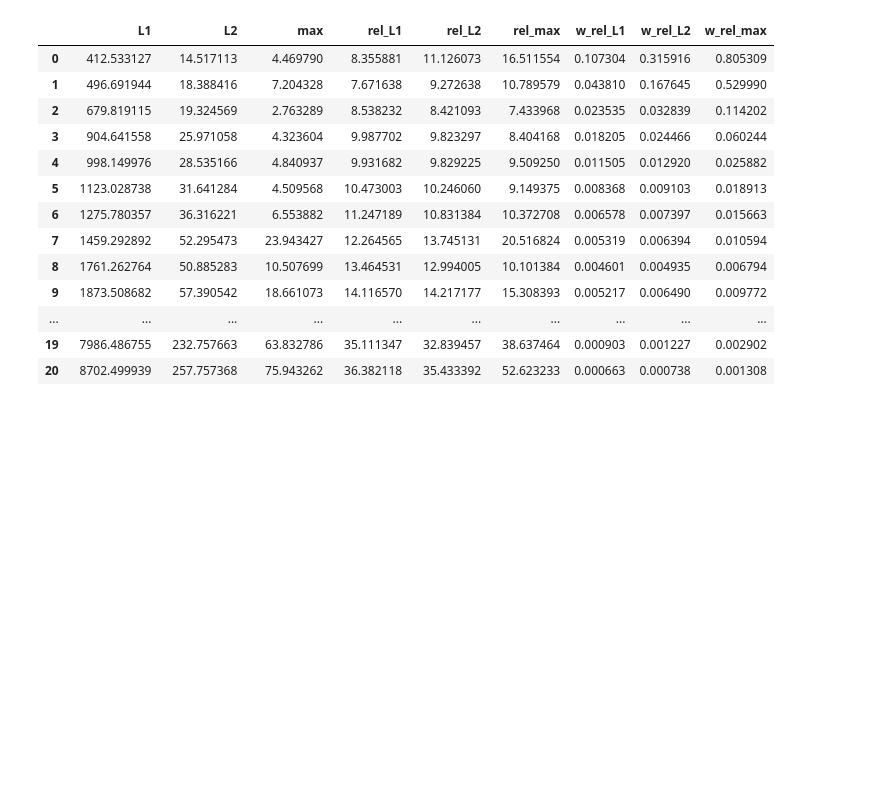
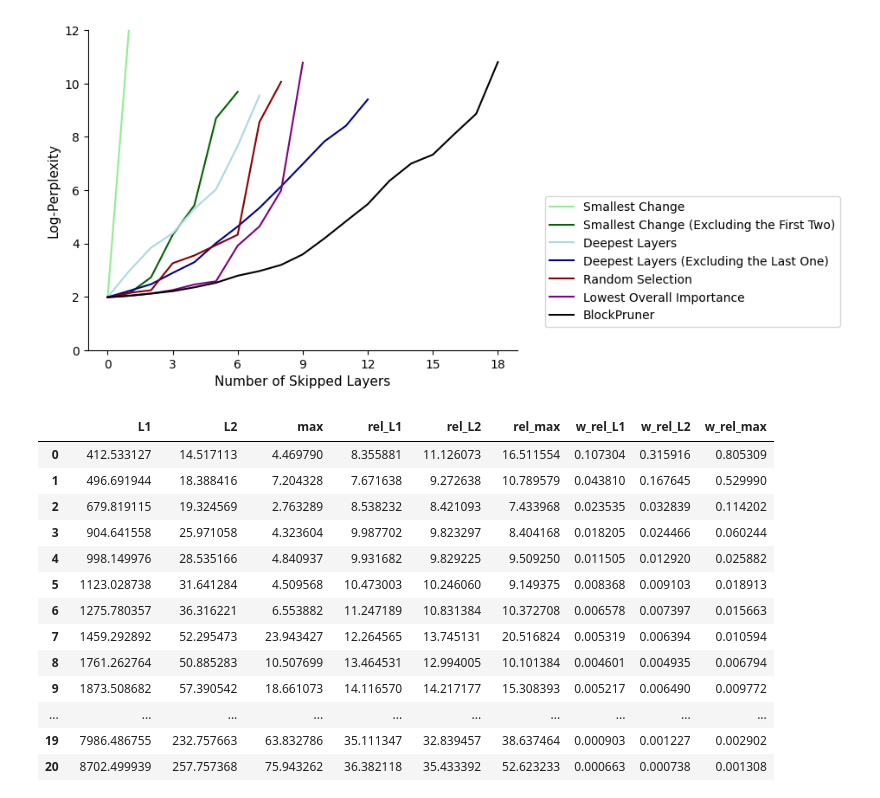
Before and after one commit to chutnakova5/Adaptive-layer-skipping, a Jupyter notebook: results.ipynb, the cells around one changed output. Drawn from its saved outputs; the diff is of its cells as text; code cells hidden in the pictures; blank space fills up the shorter version.

```diff
--- a/results.ipynb
+++ b/results.ipynb
@@ -5,3 +22,38 @@ import seaborn as sns
+# %%
+results_rand.loc[:, 'log_perplexity'] = [np.log(x) for x in results_rand.perplexity]
+results.loc[:, 'log_perplexity'] = [np.log(x) for x in results.perplexity]
+results2.loc[:, 'log_perplexity'] = [np.log(x) for x in results2.perplexity]
+results_deep.loc[:, 'log_perplexity'] = [np.log(x) for x in results_deep.perplexity]
+results_deep2.loc[:, 'log_perplexity'] = [np.log(x) for x in results_deep2.perplexity]
+results_rand.loc[:, 'log_perplexity'] = [np.log(x) for x in results_rand.perplexity]
+results_1_layer.loc[:, 'log_perplexity'] = [np.log(x) for x in results_1_layer.perplexity]
+results_overall_imp.loc[:, 'log_perplexity'] = [np.log(x) for x in results_overall_imp.perplexity]
+block_pruner.loc[:, 'log_perplexity'] = [np.log(x) for x in block_pruner.perplexity]
+# results_threshold_L1.loc[:, 'log_perplexity'] = [np.log(x) for x in results_threshold_L1.perplexity]
+# results_threshold_L2.loc[:, 'log_perplexity'] = [np.log(x) for x in results_threshold_L2.perplexity]
+# results_threshold_max.loc[:, 'log_perplexity'] = [np.log(x) for x in results_threshold_max.perplexity]
+# %%
+plt.plot(results.log_perplexity, label='Smallest Change', color='lightgreen')
+plt.plot(results2.log_perplexity, label='Smallest Change (Excluding the First Two)', color='darkgreen')
+plt.plot(results_deep.log_perplexity, label='Deepest Layers', color='lightblue')
+plt.plot(results_deep2.log_perplexity, label='Deepest Layers (Excluding the Last One)', color='darkblue')
+# plt.plot(results_shallow.log_perplexity, label='Shallow Layers')
+plt.plot(results_rand.log_perplexity, label='Random Selection', color='darkred')
+plt.plot(results_overall_imp.log_perplexity, label='Lowest Overall Importance', color='purple')
+plt.plot(block_pruner.log_perplexity, c='black', label='BlockPruner')
+
+
+plt.xlabel('Number of Skipped Layers', fontsize=11)
+plt.ylabel('Log-Perplexity', fontsize=11)
+plt.ylim((0, 12))
+plt.xticks(range(0, 19, 3), range(0, 19, 3))
+# plt.xlim((-1, 19))
+# plt.legend(loc='lower right')
+plt.legend(bbox_to_anchor=(1.05, 0.5))
+# plt.title('Layer-Skipping Strategies')
+sns.despine()
+# %% [output]
+[figure, added]
 # %%
 norms_L1 = pd.read_csv('norms_L1.csv', index_col=0)
 norms_L2 = pd.read_csv('norms_L2.csv', index_col=0)
```
Also changed, not shown: parts of 3 cells of this notebook.
